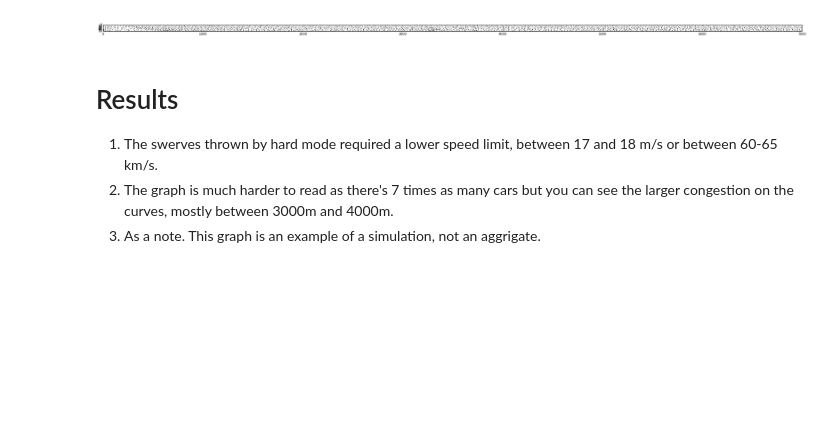
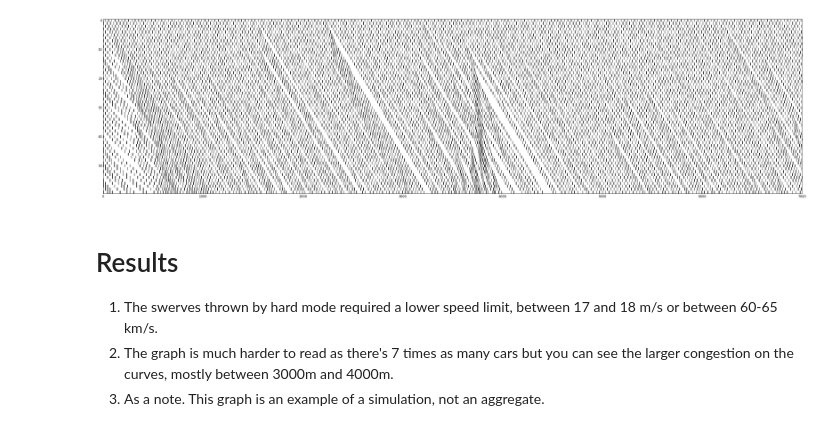
Before and after one commit to Shea-Wolfe/Road-Rage, a Jupyter notebook: hard_road_rage_final.ipynb, the cells around one changed output. Drawn from its saved outputs; the diff is of its cells as text; code cells hidden in the pictures; blank space fills up the shorter version.

Commit message:
updating graph sizes

```diff
--- a/hard_road_rage_final.ipynb
+++ b/hard_road_rage_final.ipynb
@@ -22,14 +22,14 @@ print('')
 # %%
 car_graph = np.array(sim.all_locations).astype('float32')
 # %%
-plt.figure(figsize=(40, 40)) # size is in "inches"
-plt.imshow((car_graph), cmap='gray', interpolation='nearest')
+plt.figure(figsize=(40, 10)) # size is in "inches"
+plt.imshow((car_graph), cmap='gray', interpolation='nearest', aspect="auto")
 plt.show()
 # %% [output]
-[figure, old version]
+[figure, new version]
 # %% [markdown]
 # Results
 
 1. The swerves thrown by hard mode required a lower speed limit, between 17 and 18 m/s or between 60-65 km/s.
 1. The graph is much harder to read as there's 7 times as many cars but you can see the larger congestion on the curves, mostly between 3000m and 4000m.
-1. As a note.  This graph is an example of a simulation, not an aggrigate.
+1. As a note.  This graph is an example of a simulation, not an aggregate.
```
Also changed, not shown: parts of 1 cell of this notebook, 1 other file.
